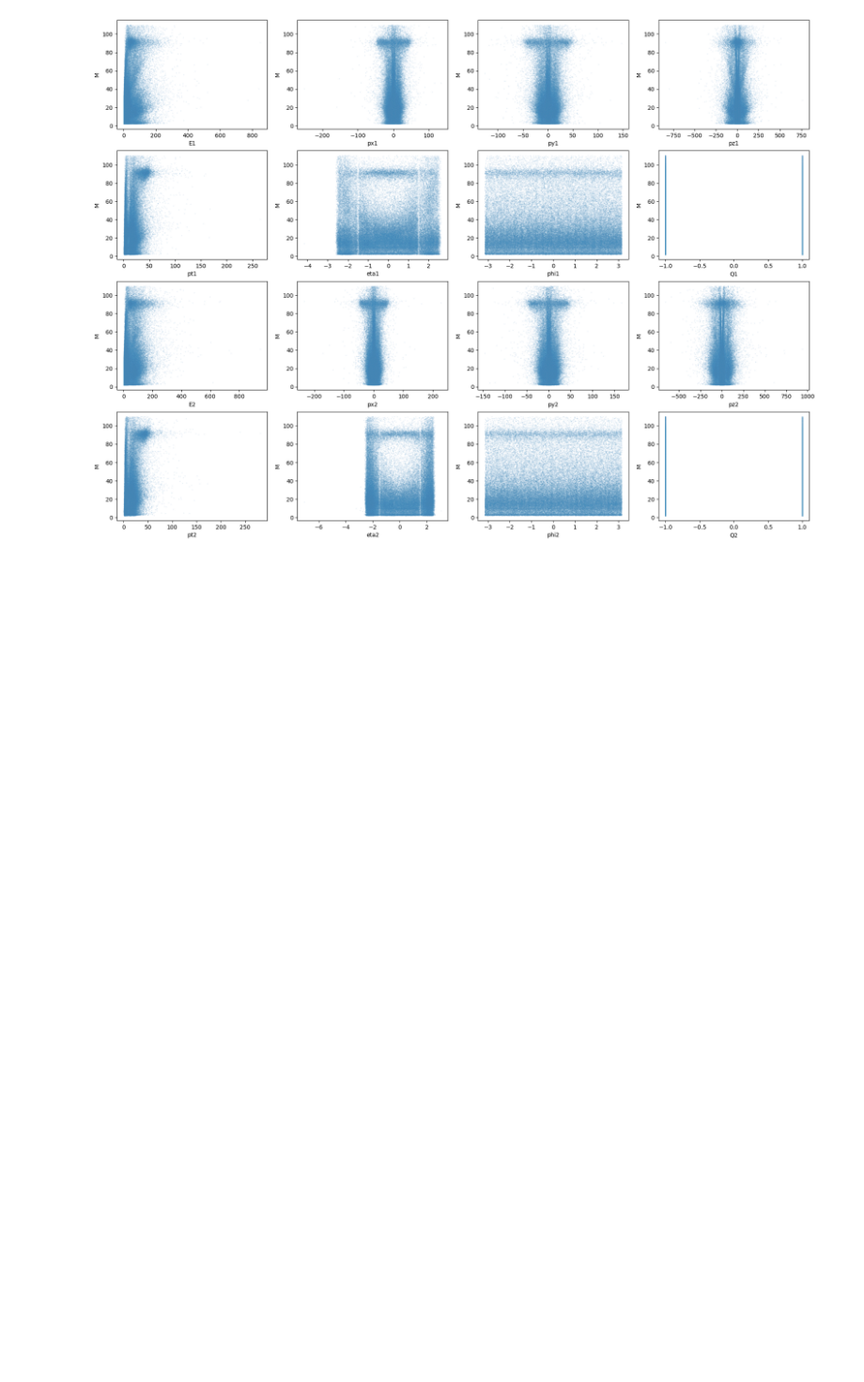
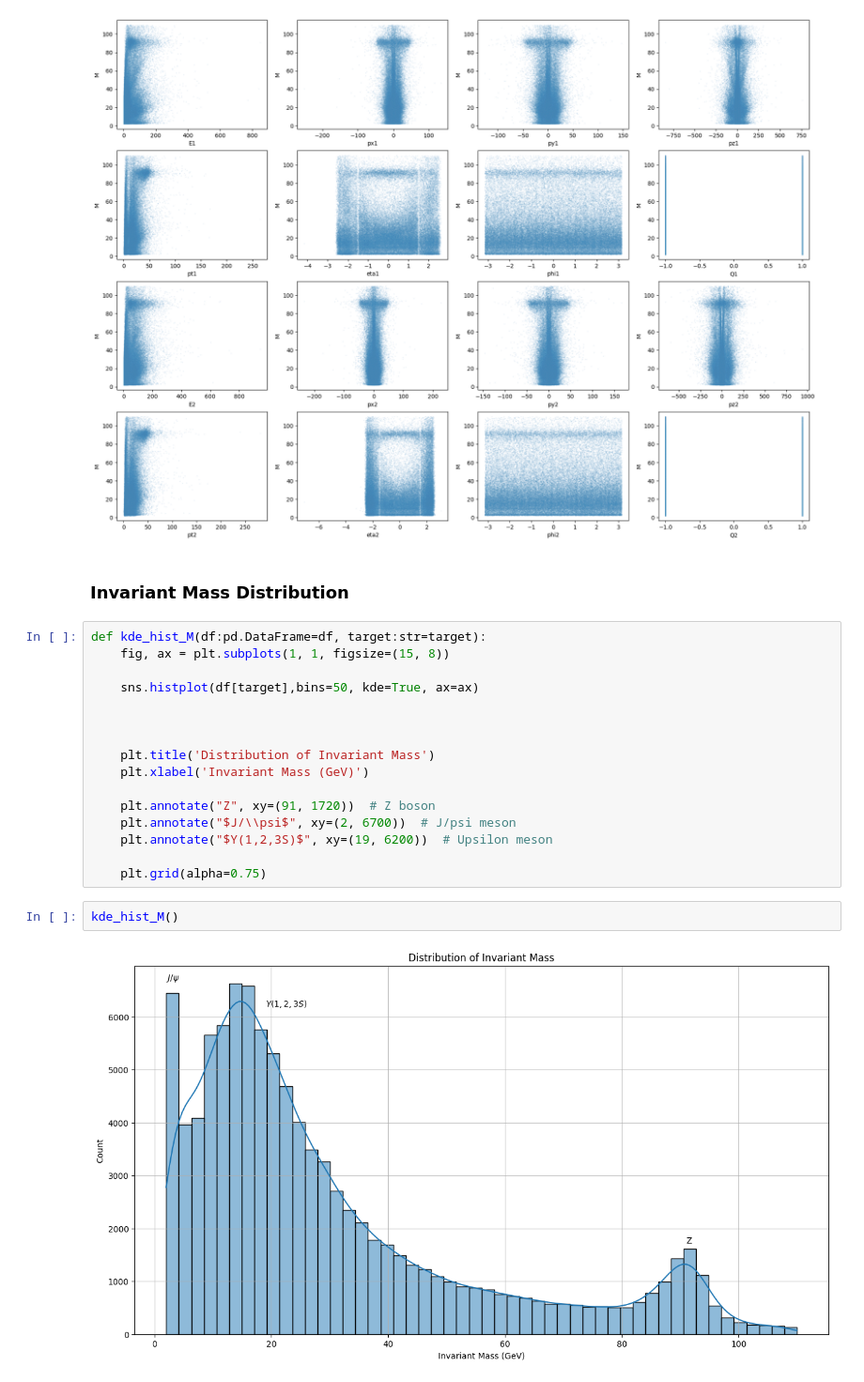
Before and after one commit to MetaphysicalSploumsky/CERN-dielectron-events-analysis, a Jupyter notebook: data-exploration.ipynb, the cells around one changed output. Shown at 94% size. Drawn from its saved outputs; the diff is of its cells as text; blank space fills up the shorter version.

```diff
--- a/data-exploration.ipynb
+++ b/data-exploration.ipynb
@@ -113,3 +117,25 @@ def scatter_plot(df:pd.DataFrame=df, feature:str=features, target:str=target):
 scatter_plot()
 # %% [output]
 [figure]
+# %% [markdown]
+### Invariant Mass Distribution
+# %%
+def kde_hist_M(df:pd.DataFrame=df, target:str=target):
+    fig, ax = plt.subplots(1, 1, figsize=(15, 8))
+
+    sns.histplot(df[target],bins=50, kde=True, ax=ax)
+
+
+
+    plt.title('Distribution of Invariant Mass')
+    plt.xlabel('Invariant Mass (GeV)')
+
+    plt.annotate("Z", xy=(91, 1720))  # Z boson
+    plt.annotate("$J/\\psi$", xy=(2, 6700))  # J/psi meson
+    plt.annotate("$Y(1,2,3S)$", xy=(19, 6200))  # Upsilon meson
+
+    plt.grid(alpha=0.75)
+# %%
+kde_hist_M()
+# %% [output]
+[figure, added]
```
Also changed, not shown: parts of 18 cells of this notebook.
